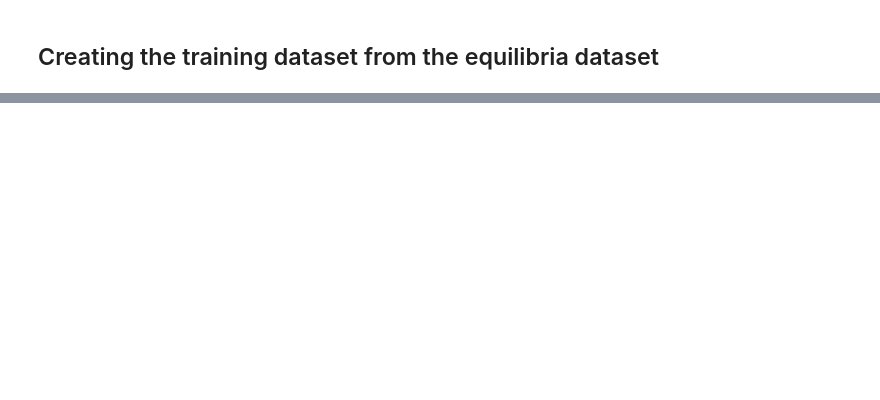
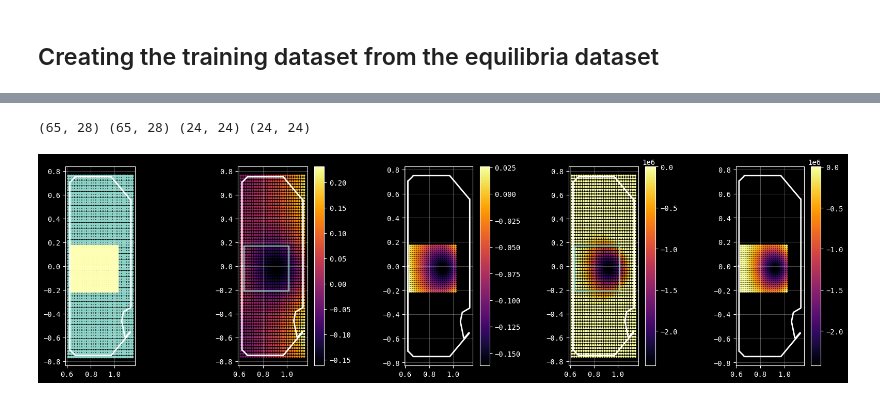
Before and after one commit to matgrand/tcv_eq, a Jupyter notebook: prepare_dataset.ipynb, the cells around one changed output, grey strips where cells are left out. Cells and saved outputs as stored; diff of their text form; code cells hidden in the pictures; blank space fills up the shorter version.

```diff
--- a/prepare_dataset.ipynb
+++ b/prepare_dataset.ipynb
@@ -174,37 +201,44 @@ box = grid2box(rrg, zzg)
 f_grid = interp_fun(Fx[idx,:,:], RRD, ZZD, rrg, zzg)
 rhs_grid = interp_fun(rhs, RRD, ZZD, rrg, zzg)
 
 fig,ax = plt.subplots(1,5, figsize=(20,5))
 ax[0].scatter(RRD, ZZD, marker='.')
 ax[0].scatter(rrg, zzg, marker='.')
 ax[0].plot(VESS[:,0], VESS[:,1], color="white", linewidth=2)
 ax[0].set_aspect('equal')
 
-im1 = ax[1].contourf(RRD, ZZD, f, 20)
+# im1 = ax[1].contourf(RRD, ZZD, f, 20)
+im1 = ax[1].scatter(RRD, ZZD, c=f.flatten(), s=4)
 ax[1].plot(box[:,0],box[:,1])
 ax[1].plot(VESS[:,0], VESS[:,1], color="white", linewidth=2)
 ax[1].set_aspect('equal')
 
-im2 = ax[2].contourf(rrg, zzg, f_grid, 20)
+# im2 = ax[2].contourf(rrg, zzg, f_grid, 20)
+im2 = ax[2].scatter(rrg, zzg, c=f_grid.flatten(), s=4)
 ax[2].plot(VESS[:,0], VESS[:,1], color="white", linewidth=2)
 ax[2].set_aspect('equal')
 
-im3 = ax[3].contourf(RRD, ZZD, rhs, 20)
+# im3 = ax[3].contourf(RRD, ZZD, rhs, 20)
+im3 = ax[3].scatter(RRD, ZZD, c=rhs.flatten(), s=4)
 ax[3].set_aspect('equal')
 ax[3].plot(box[:,0],box[:,1])
 ax[3].plot(VESS[:,0], VESS[:,1], color="white", linewidth=2)
 
-im4 = ax[4].contourf(rrg, zzg, rhs_grid, 20)
+# im4 = ax[4].contourf(rrg, zzg, rhs_grid, 20)
+im4 = ax[4].scatter(rrg, zzg, c=rhs_grid.flatten(), s=4)
 ax[4].plot(VESS[:,0], VESS[:,1], color="white", linewidth=2)
 ax[4].set_aspect('equal')
 
 plt.colorbar(im1,ax=ax[1])
 plt.colorbar(im2,ax=ax[2])
 plt.colorbar(im3,ax=ax[3])
 plt.colorbar(im4,ax=ax[4])
 
 plt.show() if HAS_SCREEN else plt.savefig(join(DATA_DIR, 'interpolation_example.png'))
 plt.close()
+# %% [output]
+(65, 28) (65, 28) (24, 24) (24, 24)
+[figure, added]
 # %%
 # dataset splitting (N_TOP = original dataset size)
 NT = int(N_SAMPLES*TRAIN_EVAL_SPLIT)    # training
```
Also changed, not shown: parts of 14 cells of this notebook, 2 other files.
